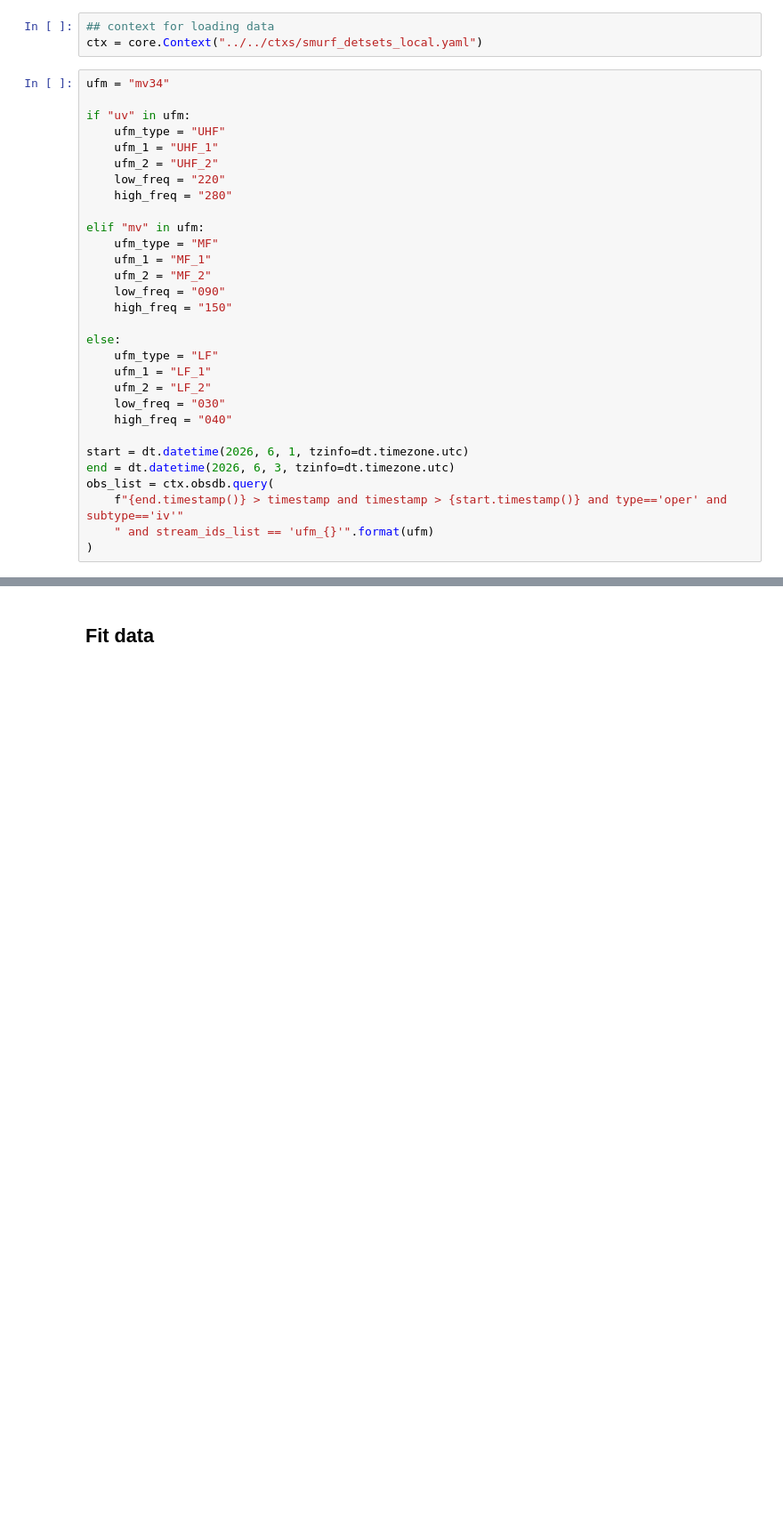
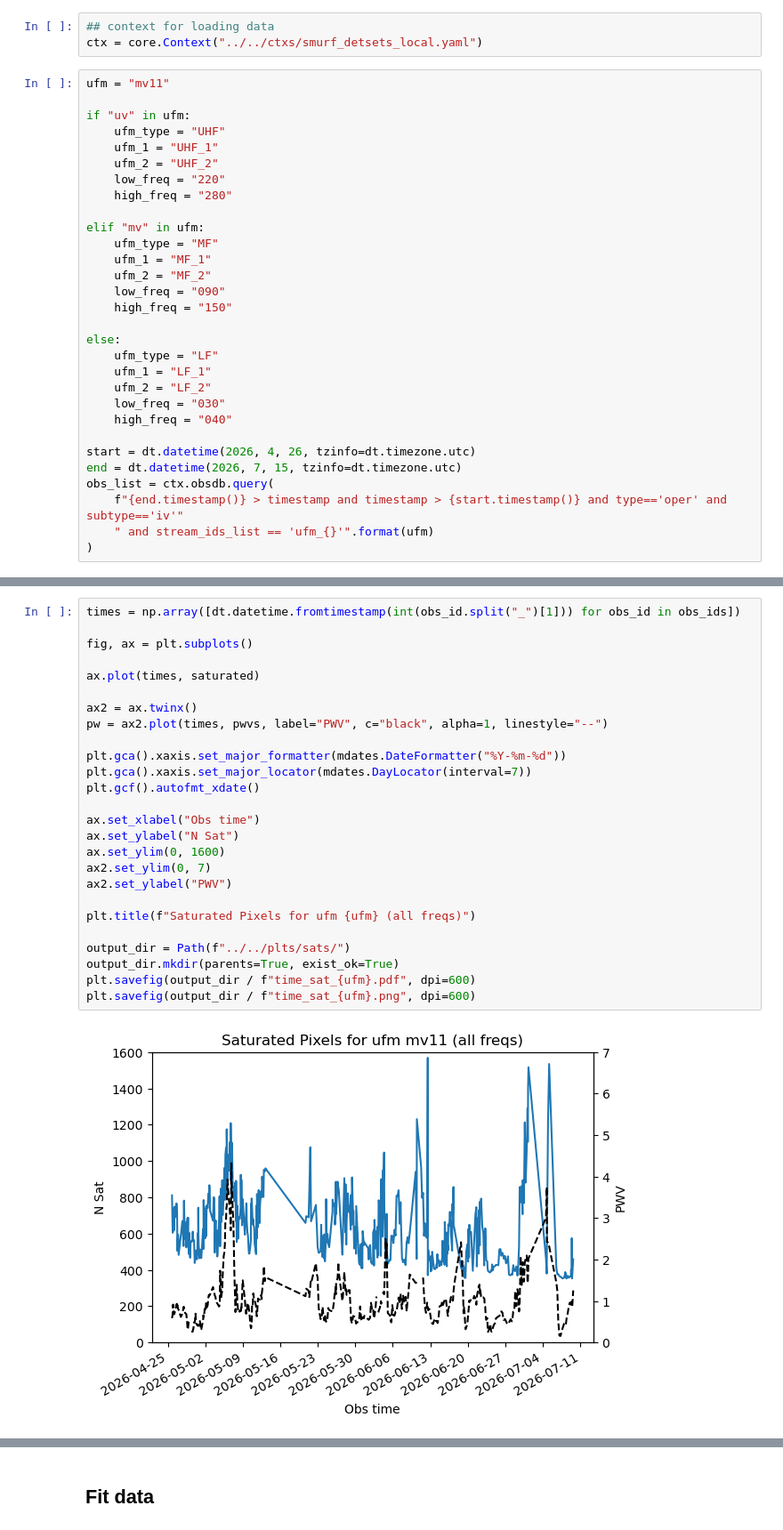
Before and after one commit to Sulla2012/LAT_Loading, a Jupyter notebook: latcom/notebooks/optical_loading.ipynb, the cells around one changed output, grey strips where cells are left out. Shown at 89% size. Saved outputs shown, nothing was run; the diff lists cells and outputs as text; blank space fills up the shorter version.

```diff
--- a/latcom/notebooks/optical_loading.ipynb
+++ b/latcom/notebooks/optical_loading.ipynb
@@ -29,7 +31,7 @@ with open("../../data/opt_load_det.pk", "rb") as f:
 ## context for loading data
 ctx = core.Context("../../ctxs/smurf_detsets_local.yaml")
 # %%
-ufm = "mv34"
+ufm = "mv11"
 
 if "uv" in ufm:
     ufm_type = "UHF"
@@ -52,8 +54,8 @@ else:
     low_freq = "030"
     high_freq = "040"
 
-start = dt.datetime(2026, 6, 1, tzinfo=dt.timezone.utc)
-end = dt.datetime(2026, 6, 3, tzinfo=dt.timezone.utc)
+start = dt.datetime(2026, 4, 26, tzinfo=dt.timezone.utc)
+end = dt.datetime(2026, 7, 15, tzinfo=dt.timezone.utc)
 obs_list = ctx.obsdb.query(
     f"{end.timestamp()} > timestamp and timestamp > {start.timestamp()} and type=='oper' and subtype=='iv'"
     " and stream_ids_list == 'ufm_{}'".format(ufm)
@@ -435,0 +163,28 @@ plt.ylim(0, 1600)
+# %%
+times = np.array([dt.datetime.fromtimestamp(int(obs_id.split("_")[1])) for obs_id in obs_ids])
+
+fig, ax = plt.subplots()
+
+ax.plot(times, saturated)
+
+ax2 = ax.twinx()
+pw = ax2.plot(times, pwvs, label="PWV", c="black", alpha=1, linestyle="--")
+
+plt.gca().xaxis.set_major_formatter(mdates.DateFormatter("%Y-%m-%d"))
+plt.gca().xaxis.set_major_locator(mdates.DayLocator(interval=7))
+plt.gcf().autofmt_xdate()
+
+ax.set_xlabel("Obs time")
+ax.set_ylabel("N Sat")
+ax.set_ylim(0, 1600)
+ax2.set_ylim(0, 7)
+ax2.set_ylabel("PWV")
+
+plt.title(f"Saturated Pixels for ufm {ufm} (all freqs)")
+
+output_dir = Path(f"../../plts/sats/")
+output_dir.mkdir(parents=True, exist_ok=True)
+plt.savefig(output_dir / f"time_sat_{ufm}.pdf", dpi=600)
+plt.savefig(output_dir / f"time_sat_{ufm}.png", dpi=600)
+# %% [output]
+[figure, added]
```
Also changed, not shown: parts of 32 cells of this notebook, 2 other files.
